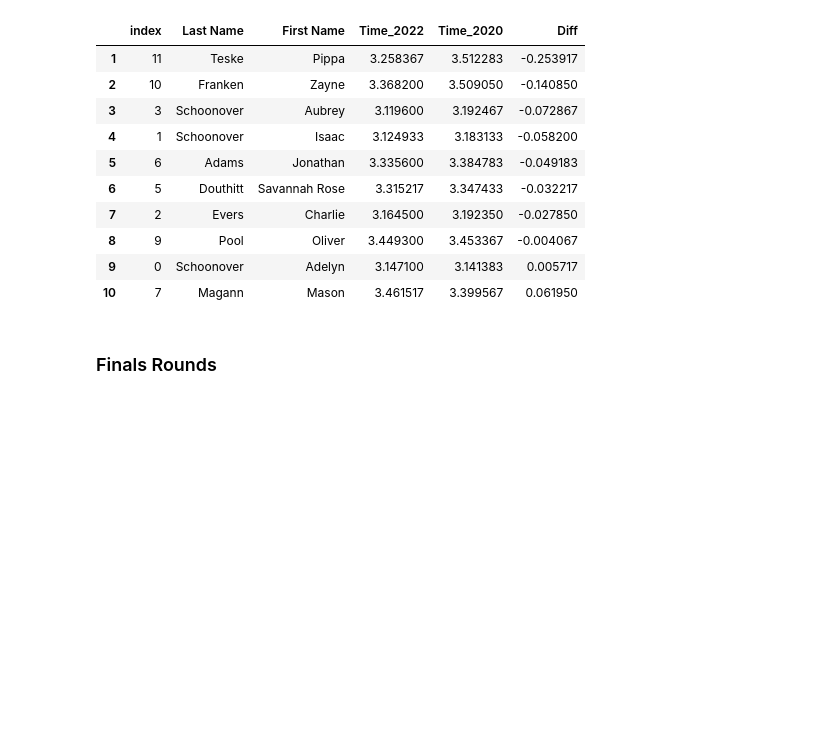
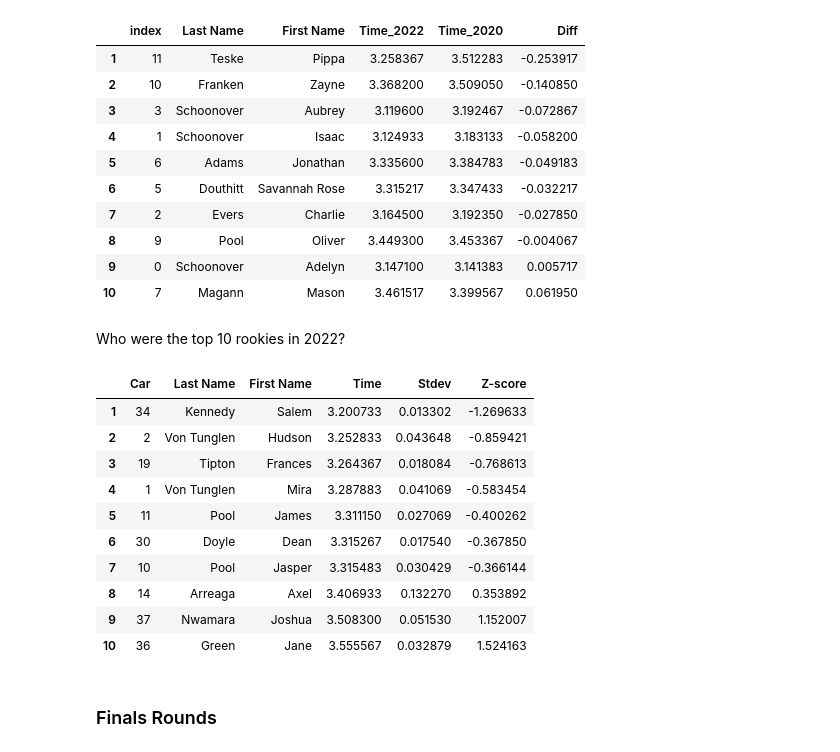
Before and after one commit to tedteske/DerbyStats, a Jupyter notebook: Pack_27_Derbystats.ipynb, the cells around one changed output. Cells and saved outputs as stored; diff of their text form; code cells hidden in the pictures; blank space fills up the shorter version.

```diff
--- a/Pack_27_Derbystats.ipynb
+++ b/Pack_27_Derbystats.ipynb
@@ -328,6 +390,24 @@ most_improved(prelims_df, ['2020', '2022'])
 | 8 | 9 | Pool | Oliver | 3.449300 | 3.453367 | -0.004067 |
 | 9 | 0 | Schoonover | Adelyn | 3.147100 | 3.141383 | 0.005717 |
 | 10 | 7 | Magann | Mason | 3.461517 | 3.399567 | 0.061950 |
+# %% [markdown]
+Who were the top 10 rookies in 2022?
+# %%
+rookies_df =  rookies(prelims_df, '2022')
+filter_dict = {'Year' :['2022']}
+top_times(rookies_df, filter_dict, means=True, top=10)
+# %% [output]
+|  | Car | Last Name | First Name | Time | Stdev | Z-score |
+| 1 | 34 | Kennedy | Salem | 3.200733 | 0.013302 | -1.269633 |
+| 2 | 2 | Von Tunglen | Hudson | 3.252833 | 0.043648 | -0.859421 |
+| 3 | 19 | Tipton | Frances | 3.264367 | 0.018084 | -0.768613 |
+| 4 | 1 | Von Tunglen | Mira | 3.287883 | 0.041069 | -0.583454 |
+| 5 | 11 | Pool | James | 3.311150 | 0.027069 | -0.400262 |
+| 6 | 30 | Doyle | Dean | 3.315267 | 0.017540 | -0.367850 |
+| 7 | 10 | Pool | Jasper | 3.315483 | 0.030429 | -0.366144 |
+| 8 | 14 | Arreaga | Axel | 3.406933 | 0.132270 | 0.353892 |
+| 9 | 37 | Nwamara | Joshua | 3.508300 | 0.051530 | 1.152007 |
+| 10 | 36 | Green | Jane | 3.555567 | 0.032879 | 1.524163 |
 # %% [markdown]
 ### Finals Rounds
 # %% [markdown]
```
Also changed, not shown: parts of 27 cells of this notebook.
